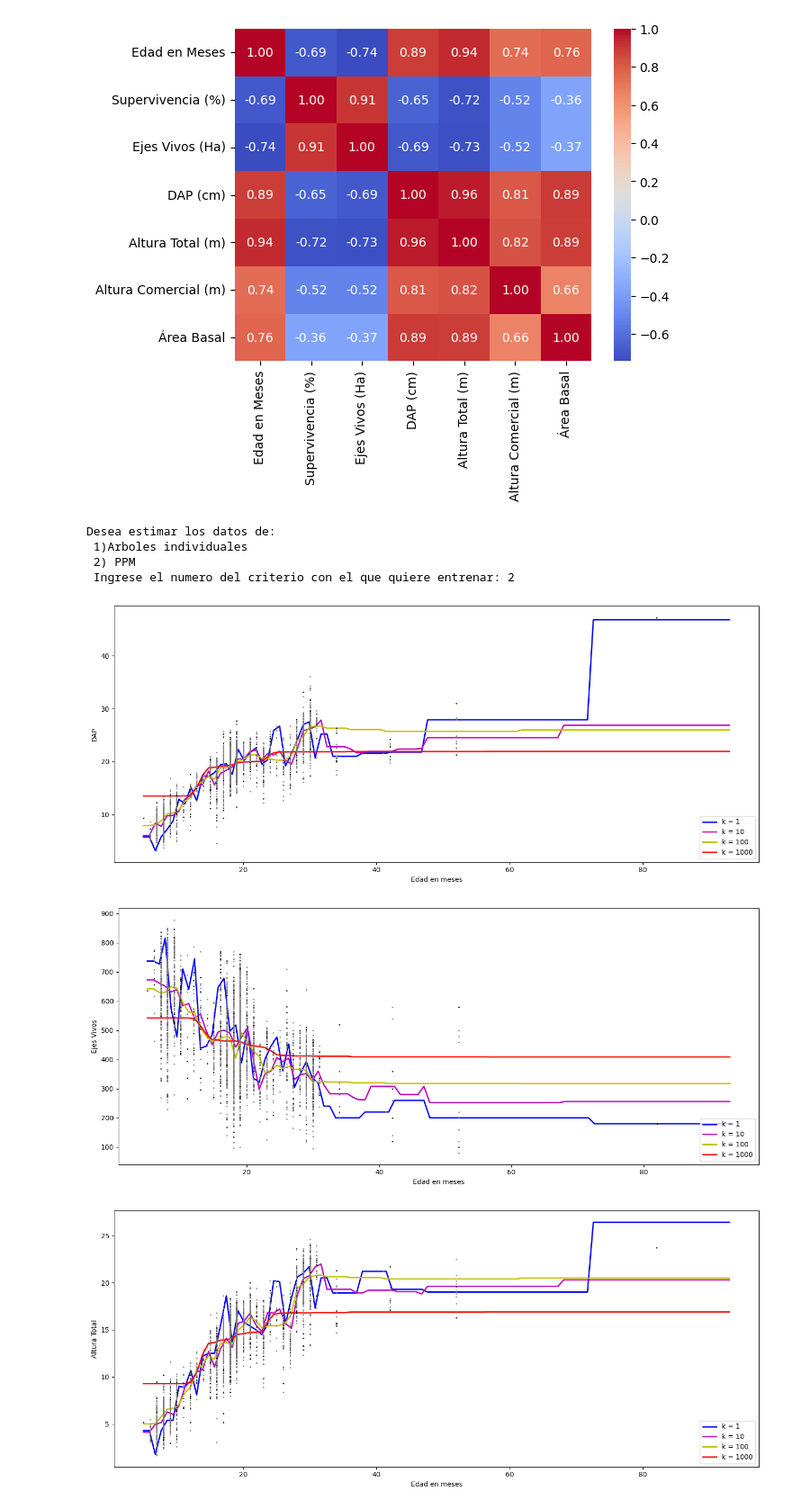
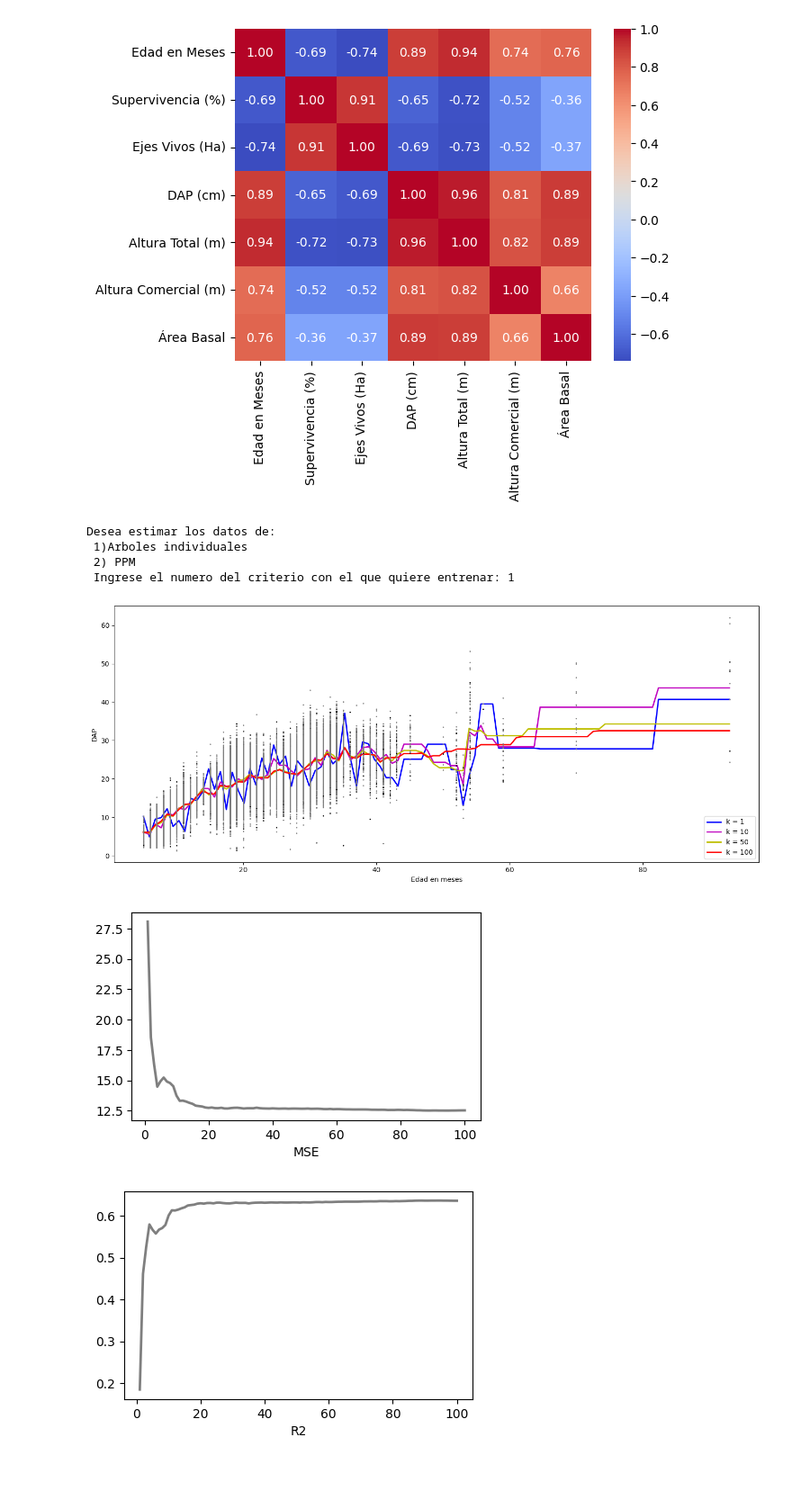
Before and after one commit to BryanCoboF/dataScienceStudy, a Jupyter notebook: dataScienceForest.ipynb, the cells around one changed output. Shown at 90% size. Cells and saved outputs as stored; diff of their text form; code cells hidden in the pictures; blank space fills up the shorter version.

```diff
--- a/dataScienceForest.ipynb
+++ b/dataScienceForest.ipynb
@@ -192,9 +196,15 @@ def KNNRegresion (kLista, xTrainer, yTrainer, xTester, yTester, kPlotValues, plo
   # varString es el nombre de la variable a analizar para graficar
   fig, ax = plt.subplots(figsize=(14,6))
   j=0
+  kMSE = {}
+  rCuad = {}
   for k in kLista:
     modelo = KNeighborsRegressor(n_neighbors=int(k)) # Definicion del modelo de regresion dependiendo de k
     modelo.fit(xTrainer, yTrainer)  # Ajuste del modelo
+    yPred = modelo.predict(xTester)
+    MSE = mean_squared_error(yTester,yPred)
+    kMSE [k] = MSE
+    rCuad [k] = r2_score(yTester, yPred)
     if k in kPlotValues: #Graficacion del modelo
       valoresX = np.linspace(predictor.min(), predictor.max(), 100)
       prediccionesY = modelo.predict(valoresX)
@@ -206,10 +216,18 @@ def KNNRegresion (kLista, xTrainer, yTrainer, xTester, yTester, kPlotValues, plo
   ax.set_xlabel('Edad en meses', fontsize = 10)
   ax.set_ylabel(varString, fontsize = 10)
   plt.tight_layout()
+  plt.figure(figsize=(5,3))
+  plt.plot(kLista, kMSE.values(), 'k-', alpha = 0.5, linewidth =2)
+  plt.xlabel('k', fontsize=10)
+  plt.xlabel('MSE', fontsize=10)
+  plt.figure(figsize=(5,3))
+  plt.plot(kLista, rCuad.values(), 'k-', alpha = 0.5, linewidth =2)
+  plt.xlabel('k', fontsize=10)
+  plt.xlabel('R2', fontsize=10)
 
 
 
-kPlots = [1,10,100,1000]
+kPlots = [1,10,50,100]
 coloresPlot = ['b','m','y','r']
 
 print("Desea estimar los datos de:\n 1)Arboles individuales \n 2) PPM ")
@@ -221,41 +239,41 @@ if criterioEstimacion == "1":
   dfSinNAInd = dfResInd.dropna()
   dfSinNAInd = dfSinNAInd[dfSinNAInd.applymap(lambda x: not isinstance(x, str)).all(axis=1)]
   dfSinNAInd = dfSinNAInd[dfSinNAInd.applymap(lambda x: x>=0 and x<=100).all(axis=1)]
   edadKNN = dfSinNAInd[['Edad en Meses']]  # variable predictora
   dapKNN = dfSinNAInd['Diám./DAP (cm)'] #variable respuesta
   atKNN = dfSinNAInd['Altura Total (m)'] #variable respuesta
   acKNN = dfSinNAInd['Altura Comercial (m)'] #variable respuesta
   titGraf = ['DAP', 'Ejes Vivos', 'Altura Total', 'Altura Comercial']
-  xTr, xTe, yTr, yTe, kVec  = trainTestValues(edadKNN, dapKNN, 1, 1000, 0.7, 42)
+  xTr, xTe, yTr, yTe, kVec  = trainTestValues(edadKNN, dapKNN, 1, 100, 0.7, 42)
   KNNRegresion(kVec, xTr, yTr, xTe, yTe, kPlots, coloresPlot,edadKNN,titGraf[0])
-  xTr, xTe, yTr, yTe, kVec  = trainTestValues(edadKNN, atKNN, 1, 1000, 0.7, 42)
+  xTr, xTe, yTr, yTe, kVec  = trainTestValues(edadKNN, atKNN, 1, 100, 0.7, 42)
   KNNRegresion(kVec, xTr, yTr, xTe, yTe, kPlots, coloresPlot,edadKNN,titGraf[2])
-  xTr, xTe, yTr, yTe, kVec  = trainTestValues(edadKNN, acKNN, 1, 1000, 0.7, 42)
+  xTr, xTe, yTr, yTe, kVec  = trainTestValues(edadKNN, acKNN, 1, 100, 0.7, 42)
   KNNRegresion(kVec, xTr, yTr, xTe, yTe, kPlots, coloresPlot,edadKNN,titGraf[3])
 
 
 if criterioEstimacion == "2":
   dfResPPM = df[['Nombre del Sitio','ID. Lote','Edad en Meses', 'Ejes Vivos (Ha)','DAP (cm)','Altura Total (m)', 'Altura Comercial (m)']].copy()
   dfSinNAPPM = dfResPPM.dropna()
   edadKNN = dfSinNAPPM[['Edad en Meses']]  # variable predictora
   dapKNN = dfSinNAPPM['DAP (cm)'] #variable respuesta
   ejesKNN = dfSinNAPPM['Ejes Vivos (Ha)'] #variable respuesta
   atKNN = dfSinNAPPM['Altura Total (m)'] #variable respuesta
   acKNN = dfSinNAPPM['Altura Comercial (m)'] #variable respuesta
   titGraf = ['DAP', 'Ejes Vivos', 'Altura Total', 'Altura Comercial']
-  xTr, xTe, yTr, yTe, kVec  = trainTestValues(edadKNN, dapKNN, 1, 1000, 0.7, 42)
+  xTr, xTe, yTr, yTe, kVec  = trainTestValues(edadKNN, dapKNN, 1, 100, 0.7, 42)
   KNNRegresion(kVec, xTr, yTr, xTe, yTe, kPlots, coloresPlot, edadKNN, titGraf[0])
-  xTr, xTe, yTr, yTe, kVec  = trainTestValues(edadKNN, ejesKNN, 1, 1000, 0.7, 42)
+  xTr, xTe, yTr, yTe, kVec  = trainTestValues(edadKNN, ejesKNN, 1, 100, 0.7, 42)
   KNNRegresion(kVec, xTr, yTr, xTe, yTe, kPlots, coloresPlot,edadKNN,titGraf[1])
-  xTr, xTe, yTr, yTe, kVec  = trainTestValues(edadKNN, atKNN, 1, 1000, 0.7, 42)
+  xTr, xTe, yTr, yTe, kVec  = trainTestValues(edadKNN, atKNN, 1, 100, 0.7, 42)
   KNNRegresion(kVec, xTr, yTr, xTe, yTe, kPlots, coloresPlot,edadKNN,titGraf[2])
-  xTr, xTe, yTr, yTe, kVec  = trainTestValues(edadKNN, acKNN, 1, 1000, 0.7, 42)
+  xTr, xTe, yTr, yTe, kVec  = trainTestValues(edadKNN, acKNN, 1, 100, 0.7, 42)
   KNNRegresion(kVec, xTr, yTr, xTe, yTe, kPlots, coloresPlot,edadKNN, titGraf[3])
 # %% [output]
 Desea estimar los datos de:
  1)Arboles individuales
  2) PPM
- Ingrese el numero del criterio con el que quiere entrenar: 2
+ Ingrese el numero del criterio con el que quiere entrenar: 1
-[figure, old version]
+[figure, new version]
-[figure, old version]
+[figure, new version]
-[figure, old version]
+[figure, new version]
```
Also changed, not shown: parts of 2 cells of this notebook.
